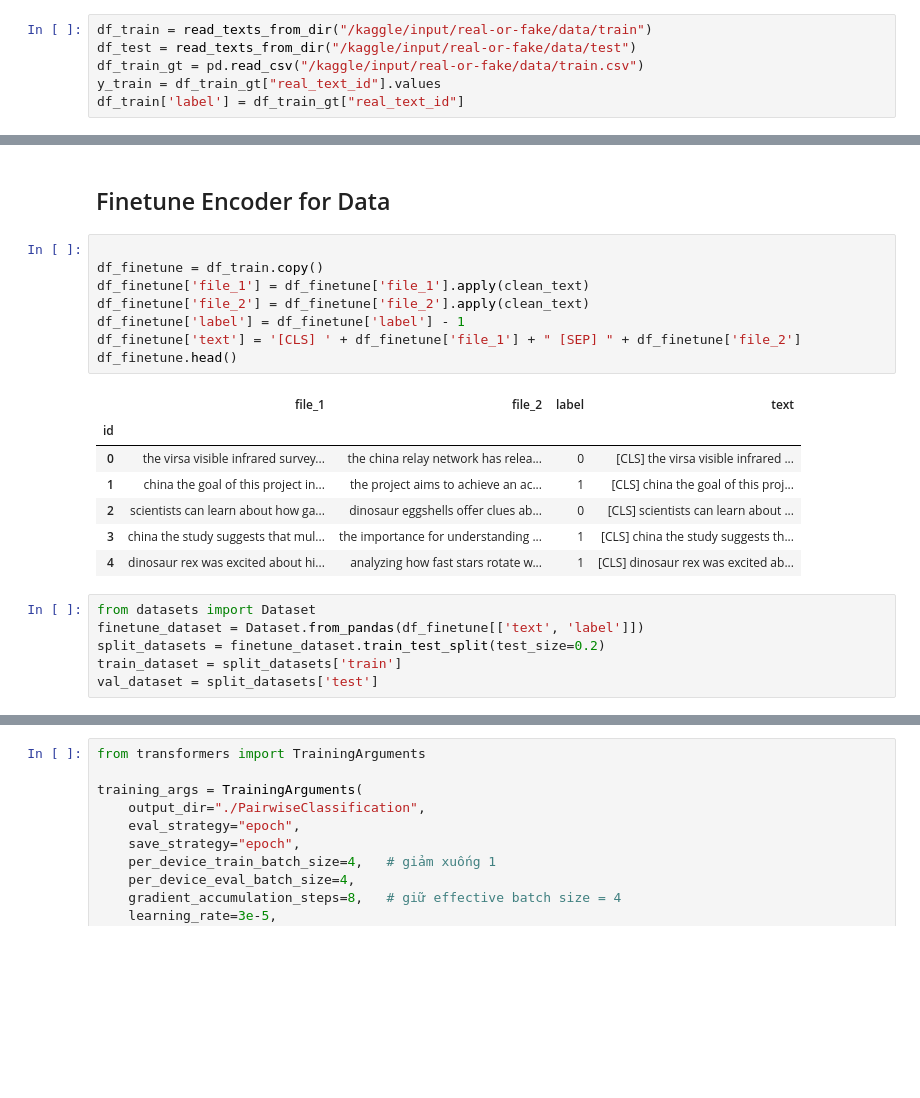
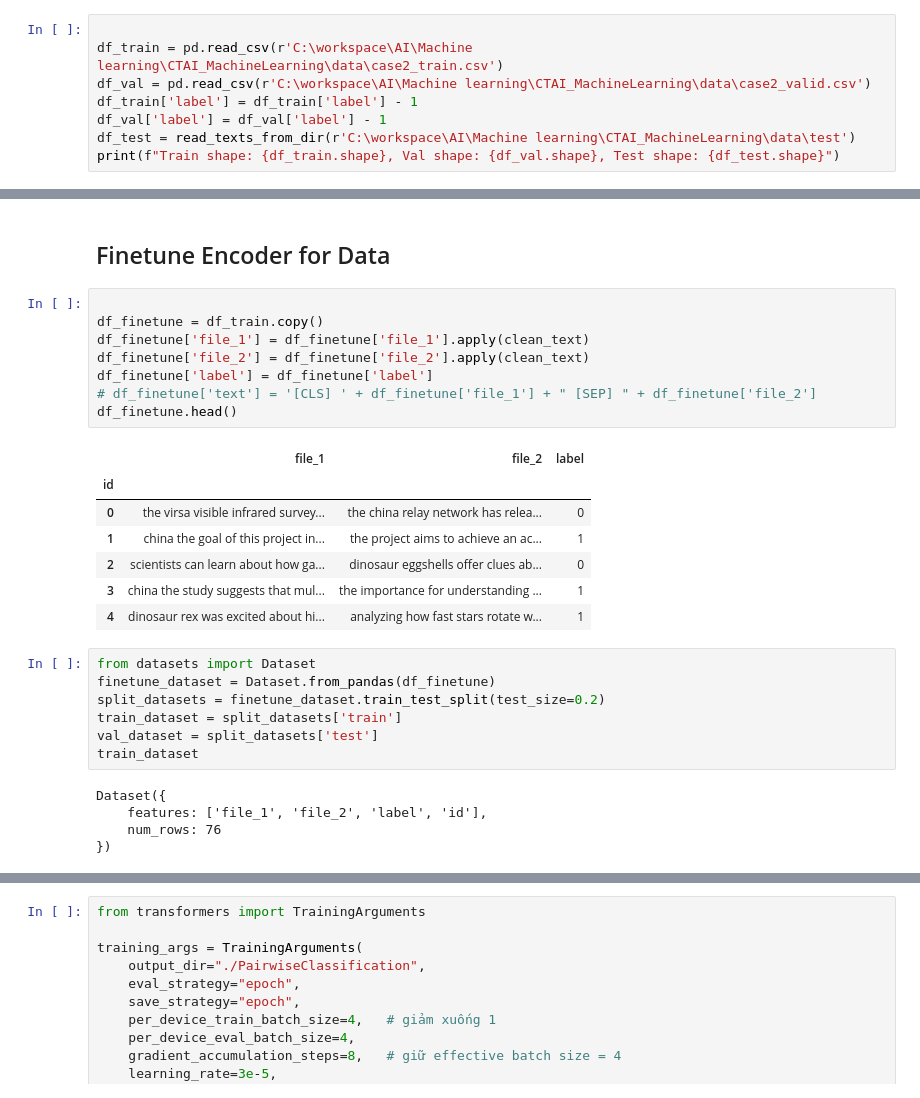
Before and after one commit to thangquang09/CTAI_MachineLearning, a Jupyter notebook: notebooks/fake-or-real-prediction.ipynb, the cells around one changed output, grey strips where cells are left out. Cells and saved outputs as stored; diff of their text form; blank space fills up the shorter version.

Commit message:
test with LSTM

```diff
--- a/notebooks/fake-or-real-prediction.ipynb
+++ b/notebooks/fake-or-real-prediction.ipynb
@@ -609,9 +600,11 @@ def read_texts_from_dir(dir_path):
     df = pd.DataFrame(data, columns=["id", "file_1", "file_2"]).set_index("id")
     return df
 # %%
-df_train = read_texts_from_dir("/kaggle/input/real-or-fake/data/train")
-df_test = read_texts_from_dir("/kaggle/input/real-or-fake/data/test")
-df_train_gt = pd.read_csv("/kaggle/input/real-or-fake/data/train.csv")
-y_train = df_train_gt["real_text_id"].values
-df_train['label'] = df_train_gt["real_text_id"]
+
+df_train = pd.read_csv(r'C:\workspace\AI\Machine learning\CTAI_MachineLearning\data\case2_train.csv')
+df_val = pd.read_csv(r'C:\workspace\AI\Machine learning\CTAI_MachineLearning\data\case2_valid.csv')
+df_train['label'] = df_train['label'] - 1
+df_val['label'] = df_val['label'] - 1
+df_test = read_texts_from_dir(r'C:\workspace\AI\Machine learning\CTAI_MachineLearning\data\test')
+print(f"Train shape: {df_train.shape}, Val shape: {df_val.shape}, Test shape: {df_test.shape}")
 # %% [output]
@@ -632,25 +634,31 @@ df_train.head()
 # %%
 
 df_finetune = df_train.copy()
 df_finetune['file_1'] = df_finetune['file_1'].apply(clean_text)
 df_finetune['file_2'] = df_finetune['file_2'].apply(clean_text)
-df_finetune['label'] = df_finetune['label'] - 1
-df_finetune['text'] = '[CLS] ' + df_finetune['file_1'] + " [SEP] " + df_finetune['file_2']
+df_finetune['label'] = df_finetune['label']
+# df_finetune['text'] = '[CLS] ' + df_finetune['file_1'] + " [SEP] " + df_finetune['file_2']
 df_finetune.head()
 # %% [output]
-|  | file_1 | file_2 | label | text |
-| id |  |  |  |  |
-| 0 | the virsa visible infrared survey... | the china relay network has relea... | 0 | [CLS] the virsa visible infrared ... |
-| 1 | china the goal of this project in... | the project aims to achieve an ac... | 1 | [CLS] china the goal of this proj... |
-| 2 | scientists can learn about how ga... | dinosaur eggshells offer clues ab... | 0 | [CLS] scientists can learn about ... |
-| 3 | china the study suggests that mul... | the importance for understanding ... | 1 | [CLS] china the study suggests th... |
-| 4 | dinosaur rex was excited about hi... | analyzing how fast stars rotate w... | 1 | [CLS] dinosaur rex was excited ab... |
+|  | file_1 | file_2 | label |
+| id |  |  |  |
+| 0 | the virsa visible infrared survey... | the china relay network has relea... | 0 |
+| 1 | china the goal of this project in... | the project aims to achieve an ac... | 1 |
+| 2 | scientists can learn about how ga... | dinosaur eggshells offer clues ab... | 0 |
+| 3 | china the study suggests that mul... | the importance for understanding ... | 1 |
+| 4 | dinosaur rex was excited about hi... | analyzing how fast stars rotate w... | 1 |
 # %%
 from datasets import Dataset
-finetune_dataset = Dataset.from_pandas(df_finetune[['text', 'label']])
+finetune_dataset = Dataset.from_pandas(df_finetune)
 split_datasets = finetune_dataset.train_test_split(test_size=0.2)
 train_dataset = split_datasets['train']
 val_dataset = split_datasets['test']
+train_dataset
+# %% [output]
+Dataset({
+    features: ['file_1', 'file_2', 'label', 'id'],
+    num_rows: 76
+})
 # %%
 import torch
 from transformers import AutoModel, AutoTokenizer
```
Also changed, not shown: parts of 19 cells of this notebook, 5 other files.
